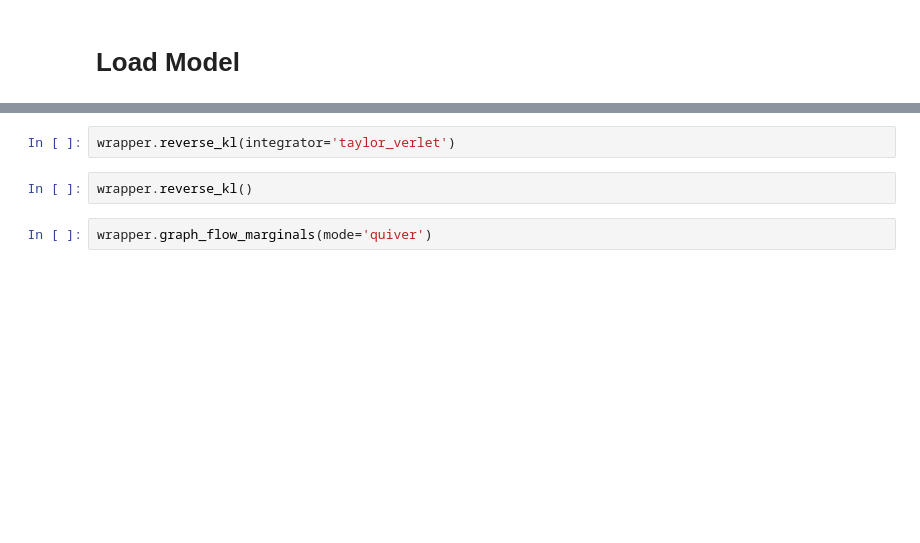
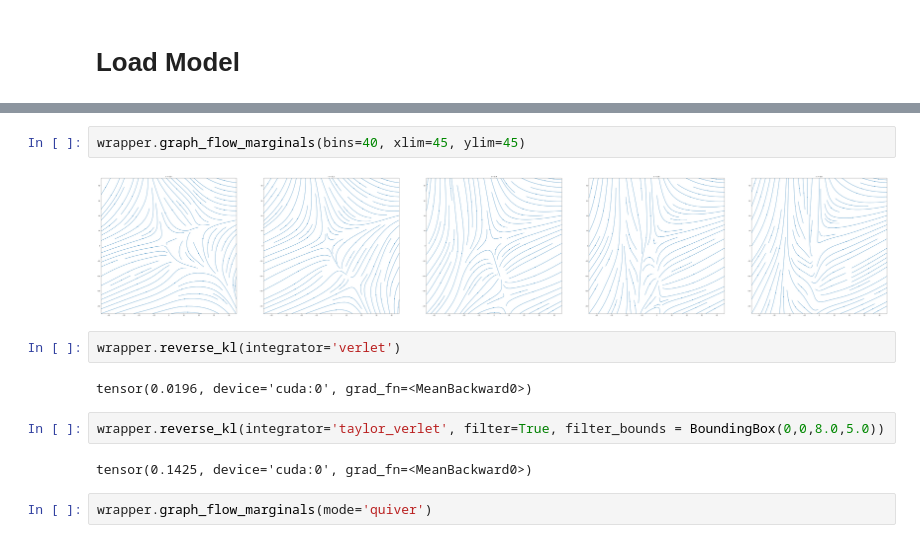
Before and after one commit to eje24/verlet-flows, a Jupyter notebook: notebooks/experiments.ipynb, the cells around one changed output, grey strips where cells are left out. Saved outputs shown, nothing was run; the diff lists cells and outputs as text; blank space fills up the shorter version.

```diff
--- a/notebooks/experiments.ipynb
+++ b/notebooks/experiments.ipynb
@@ -42,7 +65,15 @@ wrapper = AugmentedCNF.load_from_checkpoint('../workdir/taylor_verlet_test0/epoc
+# %%
+wrapper.graph_flow_marginals(bins=40, xlim=45, ylim=45)
+# %% [output]
+[figure, added]
 # %%
-wrapper.reverse_kl(integrator='taylor_verlet')
+wrapper.reverse_kl(integrator='verlet')
+# %% [output]
+tensor(0.0196, device='cuda:0', grad_fn=<MeanBackward0>)
 # %%
-wrapper.reverse_kl()
+wrapper.reverse_kl(integrator='taylor_verlet', filter=True, filter_bounds = BoundingBox(0,0,8.0,5.0))
+# %% [output]
+tensor(0.1425, device='cuda:0', grad_fn=<MeanBackward0>)
 # %%
 wrapper.graph_flow_marginals(mode='quiver')
 # %% [markdown]
```
Also changed, not shown: parts of 5 cells of this notebook, 5 other files.
